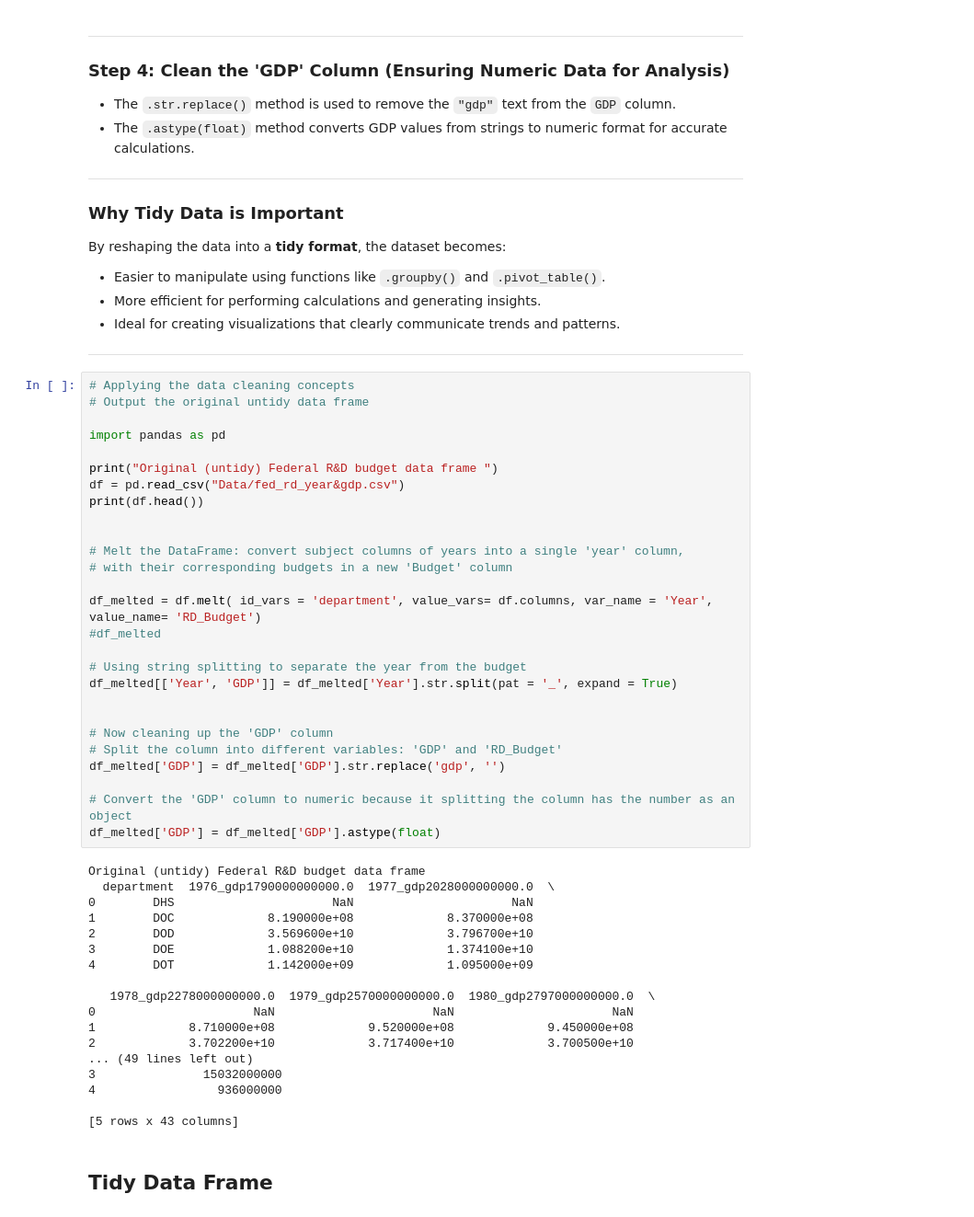
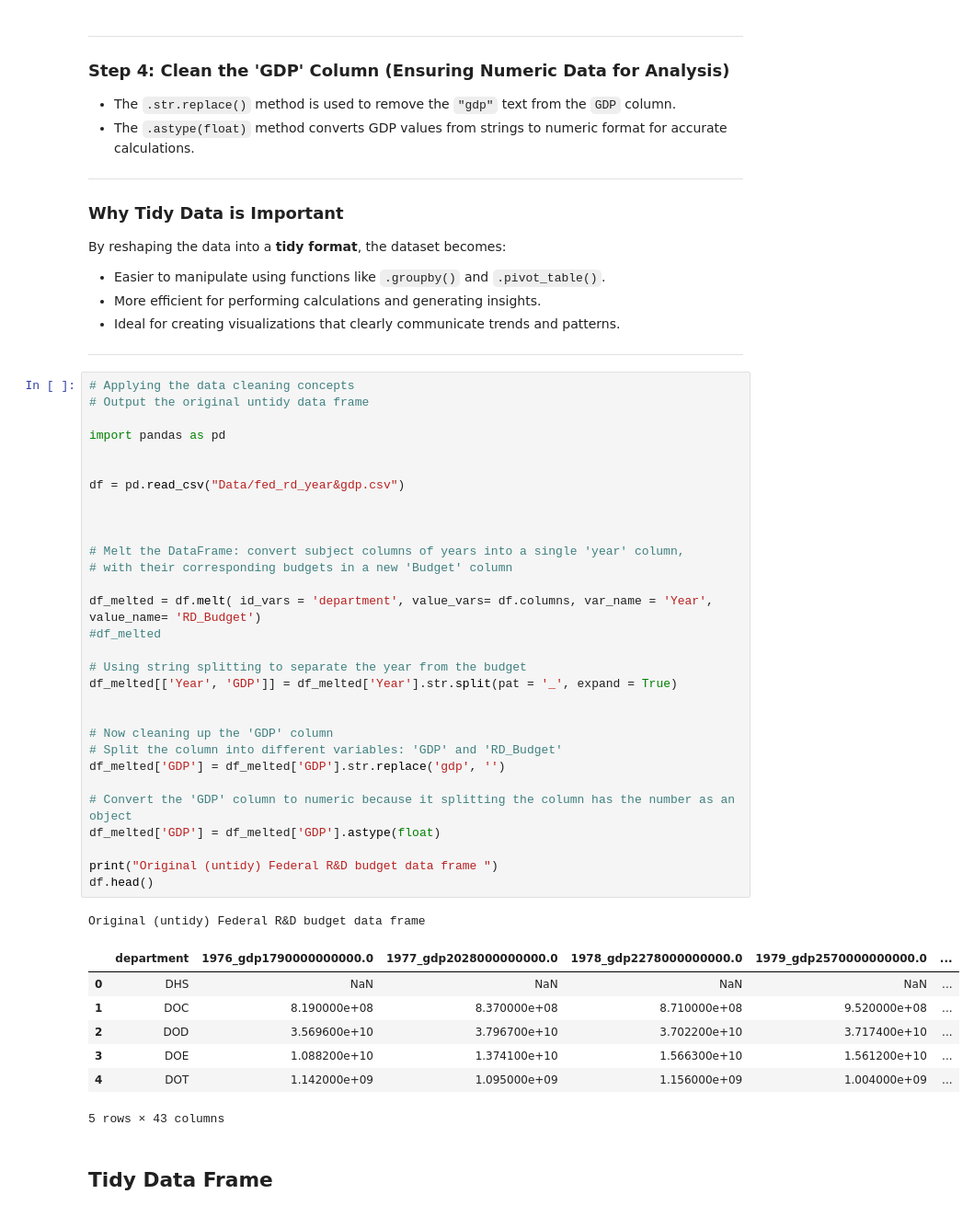
Before and after one commit to ArisC123/Cardoso-Data-Science-Portfolio, a Jupyter notebook: TidyData-Project/TidyData_Analysis.ipynb, the cells around one changed output. Shown at 92% size. Drawn from its saved outputs; the diff is of its cells as text.

```diff
--- a/TidyData-Project/TidyData_Analysis.ipynb
+++ b/TidyData-Project/TidyData_Analysis.ipynb
@@ -42,48 +42,42 @@ By reshaping the data into a **tidy format**, the dataset becomes:
 # %%
 # Applying the data cleaning concepts
 # Output the original untidy data frame
 
 import pandas as pd
 
-print("Original (untidy) Federal R&D budget data frame ")
+
 df = pd.read_csv("Data/fed_rd_year&gdp.csv")
-print(df.head())
+
 
 
 # Melt the DataFrame: convert subject columns of years into a single 'year' column,
 # with their corresponding budgets in a new 'Budget' column
 
 df_melted = df.melt( id_vars = 'department', value_vars= df.columns, var_name = 'Year', value_name= 'RD_Budget')
 #df_melted
 
 # Using string splitting to separate the year from the budget
 df_melted[['Year', 'GDP']] = df_melted['Year'].str.split(pat = '_', expand = True)
 
 
 # Now cleaning up the 'GDP' column
 # Split the column into different variables: 'GDP' and 'RD_Budget'
 df_melted['GDP'] = df_melted['GDP'].str.replace('gdp', '')
 
 # Convert the 'GDP' column to numeric because it splitting the column has the number as an object
 df_melted['GDP'] = df_melted['GDP'].astype(float)
+
+print("Original (untidy) Federal R&D budget data frame ")
+df.head()
 # %% [output]
 Original (untidy) Federal R&D budget data frame
-  department  1976_gdp1790000000000.0  1977_gdp2028000000000.0  \
-0        DHS                      NaN                      NaN
-1        DOC             8.190000e+08             8.370000e+08
-2        DOD             3.569600e+10             3.796700e+10
-3        DOE             1.088200e+10             1.374100e+10
-4        DOT             1.142000e+09             1.095000e+09
-
-   1978_gdp2278000000000.0  1979_gdp2570000000000.0  1980_gdp2797000000000.0  \
-0                      NaN                      NaN                      NaN
-1             8.710000e+08             9.520000e+08             9.450000e+08
-2             3.702200e+10             3.717400e+10             3.700500e+10
-... (49 lines left out)
-3               15032000000
-4                 936000000
-
-[5 rows x 43 columns]
+|  | department | 1976_gdp1790000000000.0 | 1977_gdp2028000000000.0 | 1978_gdp2278000000000.0 | 1979_gdp2570000000000.0 | ... |
+| 0 | DHS | NaN | NaN | NaN | NaN | ... |
+| 1 | DOC | 8.190000e+08 | 8.370000e+08 | 8.710000e+08 | 9.520000e+08 | ... |
+| 2 | DOD | 3.569600e+10 | 3.796700e+10 | 3.702200e+10 | 3.717400e+10 | ... |
+| 3 | DOE | 1.088200e+10 | 1.374100e+10 | 1.566300e+10 | 1.561200e+10 | ... |
+| 4 | DOT | 1.142000e+09 | 1.095000e+09 | 1.156000e+09 | 1.004000e+09 | ... |
+5 rows × 43 columns
 # %% [markdown]
 ## **Tidy Data Frame**
 # %%
```
